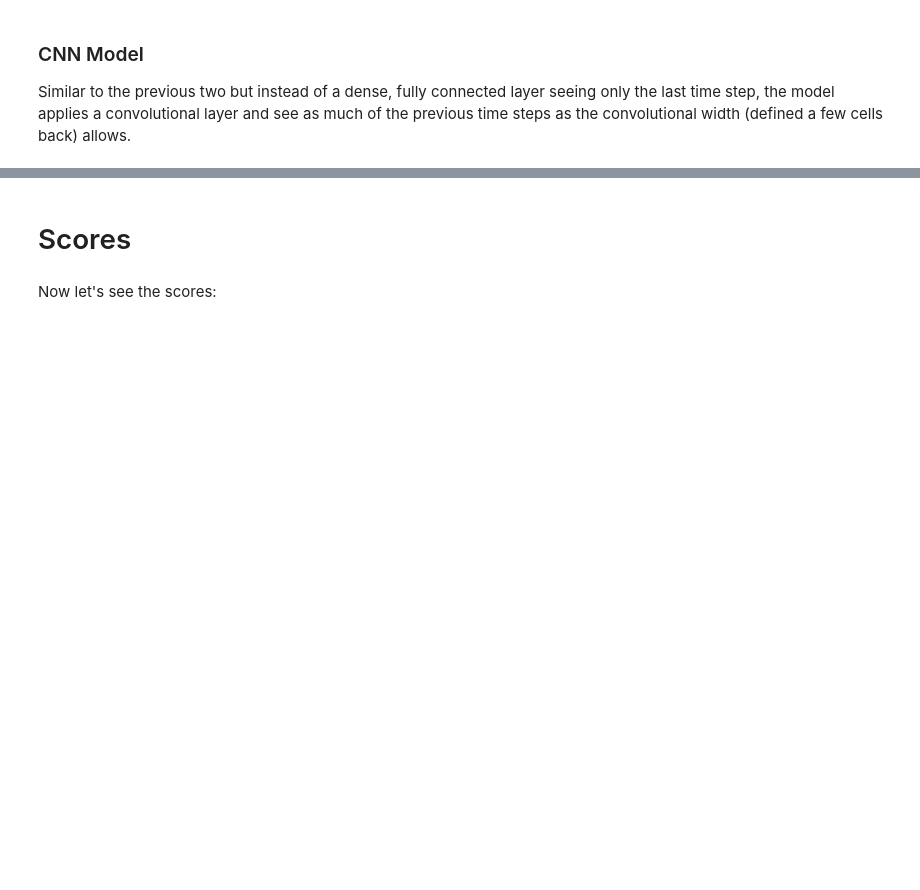
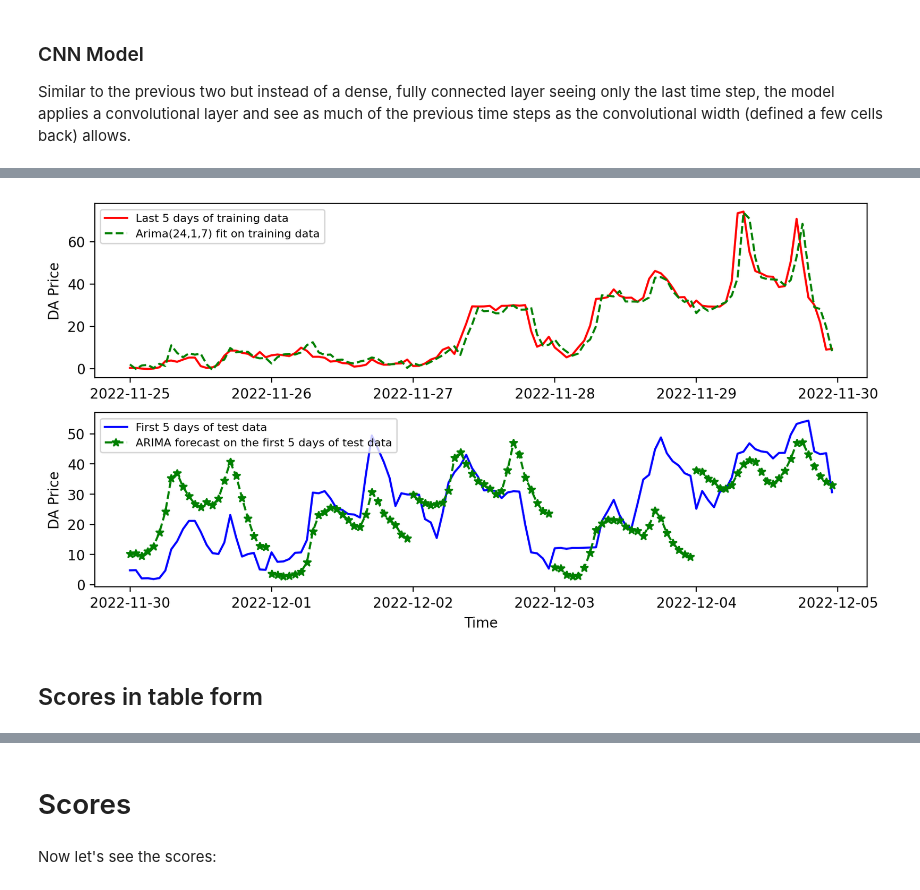
Before and after one commit to nikisil/ExecutiveHour, a Jupyter notebook: final/multi_step_models/ExecutiveHour.ipynb, the cells around one changed output, grey strips where cells are left out. Drawn from its saved outputs; the diff is of its cells as text; code cells hidden in the pictures; blank space fills up the shorter version.

```diff
--- a/final/multi_step_models/ExecutiveHour.ipynb
+++ b/final/multi_step_models/ExecutiveHour.ipynb
@@ -187,0 +247,7 @@ TypeError: get_rmse() got multiple values for argument 'index'
+# %%
+loc='../../data_processing/final_data/'
+train_df= pd.read_csv(loc+"ordered_train_set.csv",parse_dates=['time'])
+test_df = pd.read_csv(loc+"full_ordered_test_set.csv",parse_dates=['time'])
+# %%
+arima = imodel.ArimaModel(train_df, test_df)
+arima.train(maxiter=50)
@@ -188,3 +307,9 @@ TypeError: get_rmse() got multiple values for argument 'index'
+# %%
+fig, axes = arima.sample_plot()
+# %% [output]
+[figure, added]
+# %% [markdown]
+## Scores in table form
 # %%
 results = pd.DataFrame({'models':val_performance.keys(),
                         'Validation':val_performance.values(),
```
Also changed, not shown: parts of 25 cells of this notebook, 2 other files.
